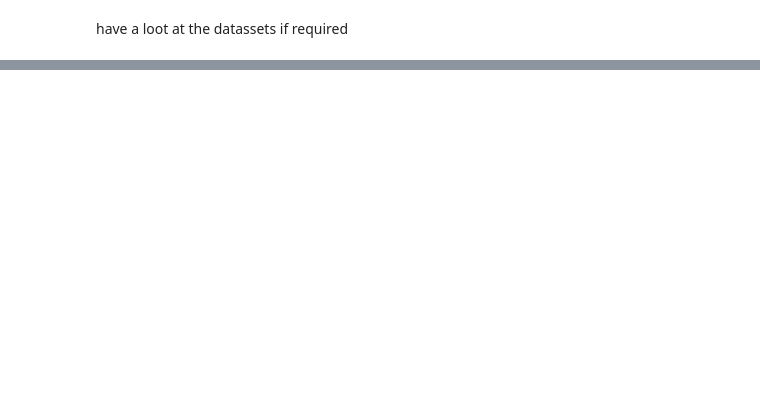
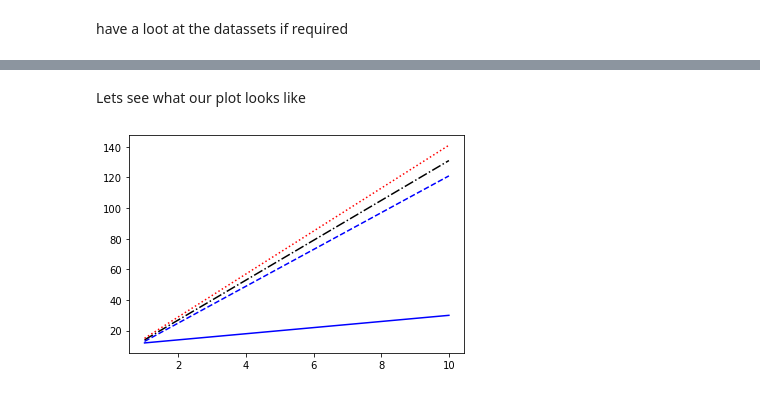
Before and after one commit to brendantipp/sem2_fun_data_analysis, a Jupyter notebook: tasks.ipynb, the cells around one changed output, grey strips where cells are left out. Cells and saved outputs as stored; diff of their text form; code cells hidden in the pictures; blank space fills up the shorter version.

```diff
--- a/tasks.ipynb
+++ b/tasks.ipynb
@@ -201,0 +271,9 @@ dataset2
+# %% [markdown]
+Lets see what our plot looks like
+# %%
+plt.plot(x,y, '-b')  # solid blue
+plt.plot(x2,y2, '--b') # dashed blue
+plt.plot(x3,y3, '-.k') # dashdot black
+plt.plot(x4,y4, ':r');  # dotted red
+# %% [output]
+[figure, added]
```
Also changed, not shown: parts of 18 cells of this notebook.
